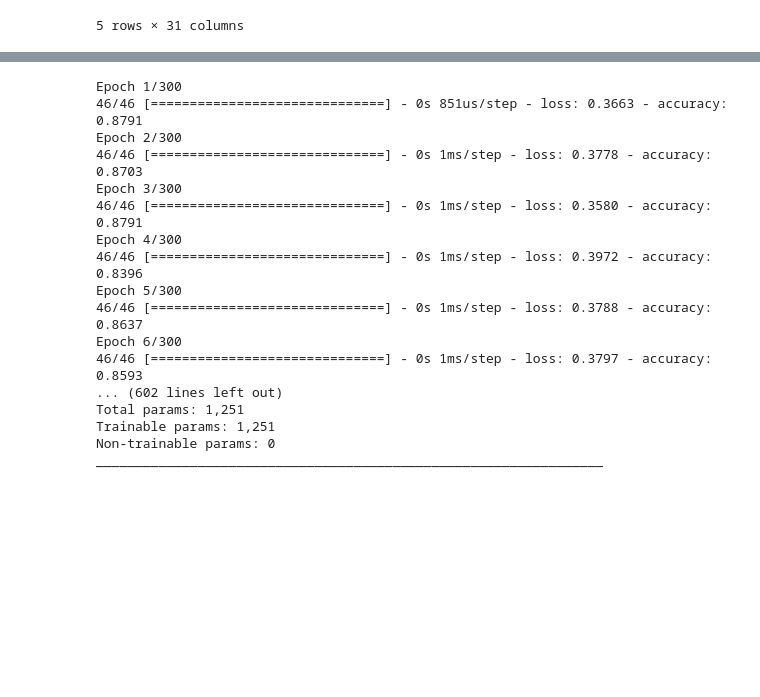
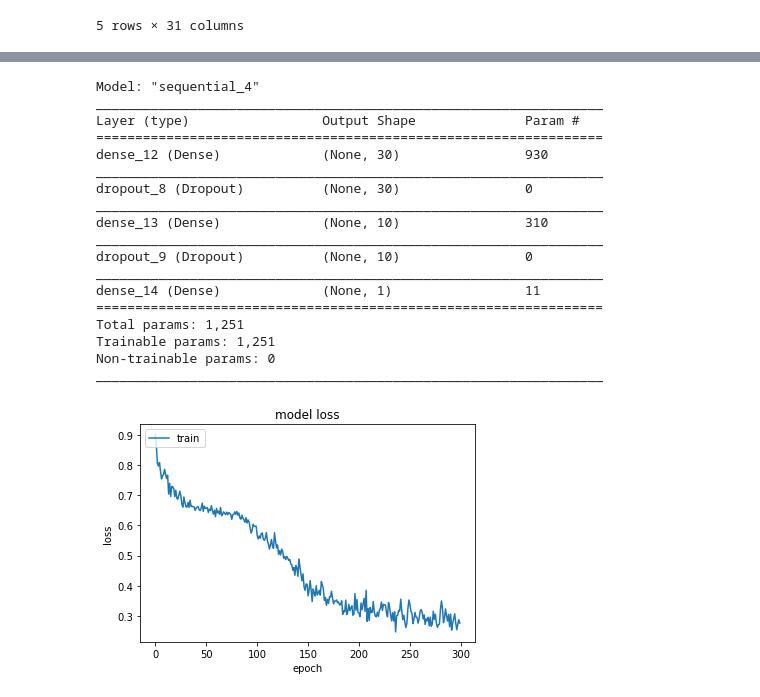
Before and after one commit to MauricioIGC/PrediccionCancer_RedesNeuronales, a Jupyter notebook: RedNeuronal.ipynb, the cells around one changed output, grey strips where cells are left out. Saved outputs shown, nothing was run; the diff lists cells and outputs as text; code cells hidden in the pictures; blank space fills up the shorter version.

```diff
--- a/RedNeuronal.ipynb
+++ b/RedNeuronal.ipynb
@@ -57,26 +67,35 @@ model.add(Dense(n3, activation='sigmoid'))
 # %%
 
 #Compilamos la red
 model.compile(optimizer='adam', loss='binary_crossentropy', metrics=['accuracy'])
 #Entrenamos la red
-model.fit(X_train, Y_train, epochs=300, batch_size=10, verbose=1)
+model.fit(X_train, Y_train, epochs=300, batch_size=10, verbose=0)
 model.summary()
+#Graficamos el error
+plt.plot(model.history.history['loss'])
+plt.title('model loss')
+plt.ylabel('loss')
+plt.xlabel('epoch')
+plt.legend(['train', 'test'], loc='upper left')
+plt.show()
 # %% [output]
-Epoch 1/300
-46/46 [==============================] - 0s 851us/step - loss: 0.3663 - accuracy: 0.8791
-Epoch 2/300
-46/46 [==============================] - 0s 1ms/step - loss: 0.3778 - accuracy: 0.8703
-Epoch 3/300
-46/46 [==============================] - 0s 1ms/step - loss: 0.3580 - accuracy: 0.8791
-Epoch 4/300
-46/46 [==============================] - 0s 1ms/step - loss: 0.3972 - accuracy: 0.8396
-Epoch 5/300
-46/46 [==============================] - 0s 1ms/step - loss: 0.3788 - accuracy: 0.8637
-Epoch 6/300
-46/46 [==============================] - 0s 1ms/step - loss: 0.3797 - accuracy: 0.8593
-... (602 lines left out)
+Model: "sequential_4"
+_________________________________________________________________
+Layer (type)                 Output Shape              Param #
+=================================================================
+dense_12 (Dense)             (None, 30)                930
+_________________________________________________________________
+dropout_8 (Dropout)          (None, 30)                0
+_________________________________________________________________
+dense_13 (Dense)             (None, 10)                310
+_________________________________________________________________
+dropout_9 (Dropout)          (None, 10)                0
+_________________________________________________________________
+dense_14 (Dense)             (None, 1)                 11
+=================================================================
 Total params: 1,251
 Trainable params: 1,251
 Non-trainable params: 0
 _________________________________________________________________
+[figure, added]
 # %%
```
Also changed, not shown: parts of 12 cells of this notebook.
